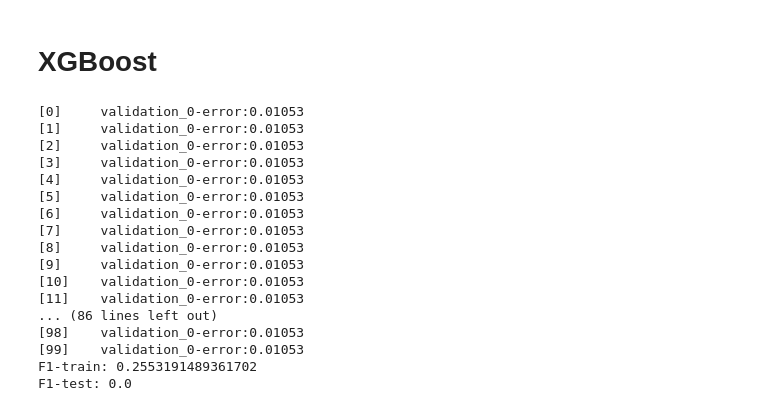
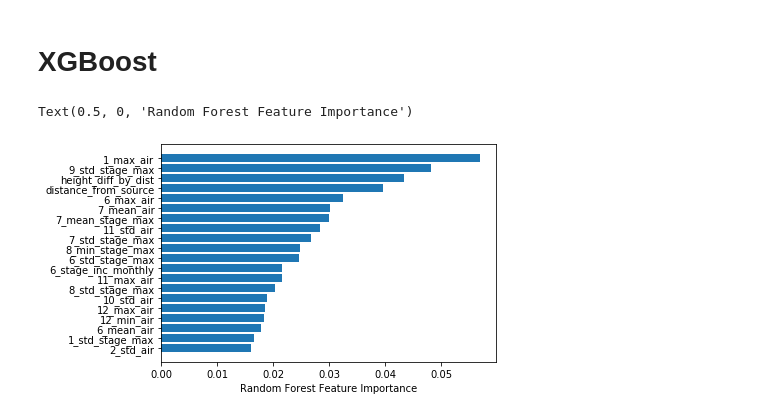
Before and after one commit to omoreva/emergencydatahack, a Jupyter notebook: 01_modelling.ipynb, the cells around one changed output. Saved outputs shown, nothing was run; the diff lists cells and outputs as text; code cells hidden in the pictures.

```diff
--- a/01_modelling.ipynb
+++ b/01_modelling.ipynb
@@ -89,15 +194,16 @@ param_search_RF = GridSearchCV(estimator=mod_RF,
                                verbose=2, return_train_score=True,
                                iid=True)
 
-param_search_RF.fit(X_train.drop(unused_features, axis = 1), y_train)
+#param_search_RF.fit(X_train[[use_for_train]].drop(unused_features, axis = 1), y_train)
+param_search_RF.fit(X_train_used, y_train)
 
 print(param_search_RF.best_params_)
 
 mod_opt_RF = RandomForestClassifier(**param_search_RF.best_params_)
-mod_opt_RF = mod_opt_RF.fit(X_train.drop(unused_features, axis = 1), y_train)
+mod_opt_RF = mod_opt_RF.fit(X_train_used, y_train)
 
-y_pred = mod_opt_RF.predict(X_test.drop(unused_features, axis = 1))
-y_train_pred = mod_opt_RF.predict(X_train.drop(unused_features, axis = 1))
+y_pred = mod_opt_RF.predict(X_test_used)
+y_train_pred = mod_opt_RF.predict(X_train_used)
 
 threshold_RF = 0.3
 print('F1-train: {}'.format(f1_score(y_train, y_train_pred)))
@@ -149,8 +263,9 @@ X.to_csv(preprocessed_dir + 'X-' + now.strftime("%m-%d-%Y-%H-%M") + '.csv', inde
 # %%
-model = XGBClassifier()
+model = XGBClassifier(scale_pos_weight = 50, n_estimators = 500, random_state=0)
 eval_set =[(X_test.drop(unused_features, axis = 1), y_test)]
 model.fit(X_train.drop(unused_features, axis = 1),
-                     y_train,  eval_metric="error",
+                     y_train, early_stopping_rounds = 10,
+                      eval_metric="auc",
                      eval_set=eval_set , verbose=True)
 
 y_pred = model.predict(X_test.drop(unused_features, axis = 1))
@@ -158,21 +273,3 @@ y_train_pred = model.predict(X_train.drop(unused_features, axis = 1))
 
 print('F1-train: {}'.format(f1_score(y_train, y_train_pred)))
 print('F1-test: {}'.format(f1_score(y_test, y_pred)))
-# %% [output]
-[0]     validation_0-error:0.01053
-[1]     validation_0-error:0.01053
-[2]     validation_0-error:0.01053
-[3]     validation_0-error:0.01053
-[4]     validation_0-error:0.01053
-[5]     validation_0-error:0.01053
-[6]     validation_0-error:0.01053
-[7]     validation_0-error:0.01053
-[8]     validation_0-error:0.01053
-[9]     validation_0-error:0.01053
-[10]    validation_0-error:0.01053
-[11]    validation_0-error:0.01053
-... (86 lines left out)
-[98]    validation_0-error:0.01053
-[99]    validation_0-error:0.01053
-F1-train: 0.2553191489361702
-F1-test: 0.0
@@ -180,0 +276,11 @@ model.get_params()
+# %%
+importances = model.feature_importances_
+feature_names = X_train_used.columns
+sorted_idx = importances.argsort()[-20:]
+
+
+plt.barh(feature_names[sorted_idx], importances[sorted_idx])
+plt.xlabel("Random Forest Feature Importance")
+# %% [output]
+Text(0.5, 0, 'Random Forest Feature Importance')
+[figure, added]
```
Also changed, not shown: parts of 57 cells of this notebook, 1 other file.
